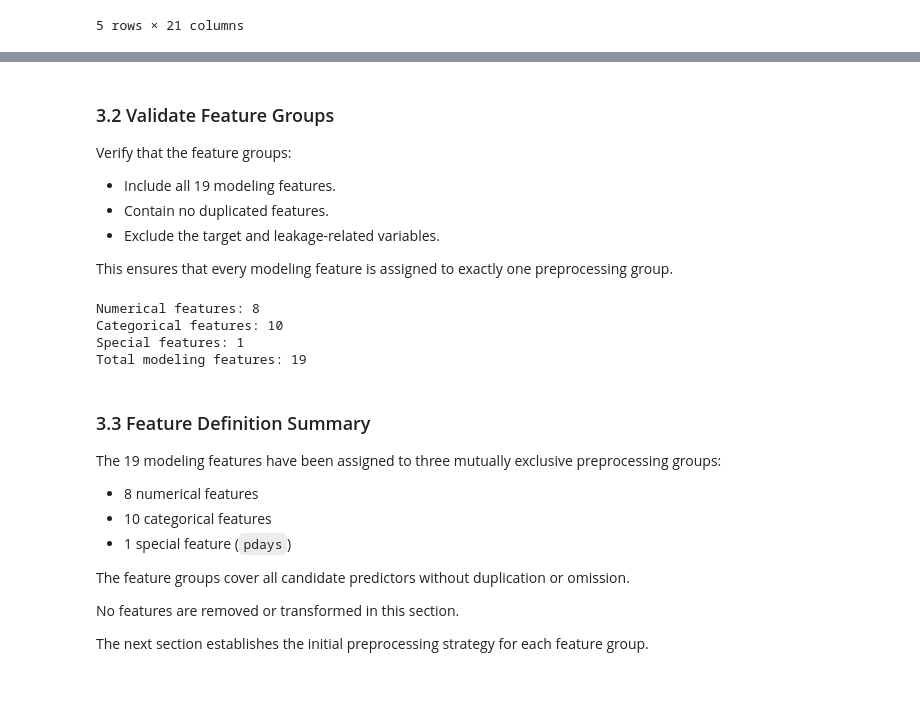
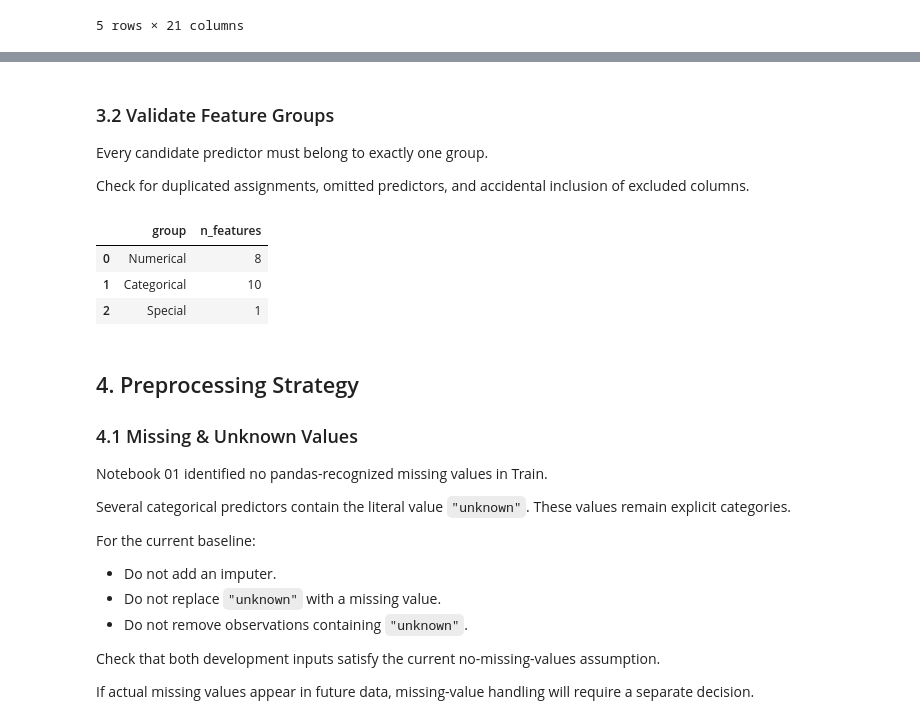
Before and after one commit to keonyoung00/bank-marketing-ml, a Jupyter notebook: notebooks/02-preprocessing.ipynb, the cells around one changed output, grey strips where cells are left out. Drawn from its saved outputs; the diff is of its cells as text; code cells hidden in the pictures; blank space fills up the shorter version.

```diff
--- a/notebooks/02-preprocessing.ipynb
+++ b/notebooks/02-preprocessing.ipynb
@@ -272,47 +257,57 @@ special_features = [
 # %% [markdown]
 ### 3.2 Validate Feature Groups
 
-Verify that the feature groups:
+Every candidate predictor must belong to exactly one group.
 
-- Include all 19 modeling features.
-- Contain no duplicated features.
-- Exclude the target and leakage-related variables.
-
-This ensures that every modeling feature is assigned to
-exactly one preprocessing group.
+Check for duplicated assignments, omitted predictors,
+and accidental inclusion of excluded columns.
 # %%
 all_features = (
     numeric_features
     + categorical_features
     + special_features
 )
 
 assert len(all_features) == len(set(all_features))
 assert set(all_features) == set(modeling_features)
+assert target not in all_features
+assert "duration" not in all_features
 
-print(f"Numerical features: {len(numeric_features)}")
-print(f"Categorical features: {len(categorical_features)}")
-print(f"Special features: {len(special_features)}")
-print(f"Total modeling features: {len(all_features)}")
+feature_group_summary = pd.DataFrame(
+    {
+        "group": ["Numerical", "Categorical", "Special"],
+        "n_features": [
+            len(numeric_features),
+            len(categorical_features),
+            len(special_features),
+        ],
+    }
+)
+
+feature_group_summary
 # %% [output]
-Numerical features: 8
-Categorical features: 10
-Special features: 1
-Total modeling features: 19
+|  | group | n_features |
+| 0 | Numerical | 8 |
+| 1 | Categorical | 10 |
+| 2 | Special | 1 |
 # %% [markdown]
-### 3.3 Feature Definition Summary
+## 4. Preprocessing Strategy
 
-The 19 modeling features have been assigned to three
-mutually exclusive preprocessing groups:
+### 4.1 Missing & Unknown Values
 
-- 8 numerical features
-- 10 categorical features
-- 1 special feature (`pdays`)
+Notebook 01 identified no pandas-recognized missing values in Train.
 
-The feature groups cover all candidate predictors without
-duplication or omission.
+Several categorical predictors contain the literal value
+`"unknown"`. These values remain explicit categories.
 
-No features are removed or transformed in this section.
+For the current baseline:
 
-The next section establishes the initial preprocessing strategy
-for each feature group.
+- Do not add an imputer.
+- Do not replace `"unknown"` with a missing value.
+- Do not remove observations containing `"unknown"`.
+
+Check that both development inputs satisfy the current
+no-missing-values assumption.
+
+If actual missing values appear in future data, missing-value
+handling will require a separate decision.
```
Also changed, not shown: parts of 36 cells of this notebook.
